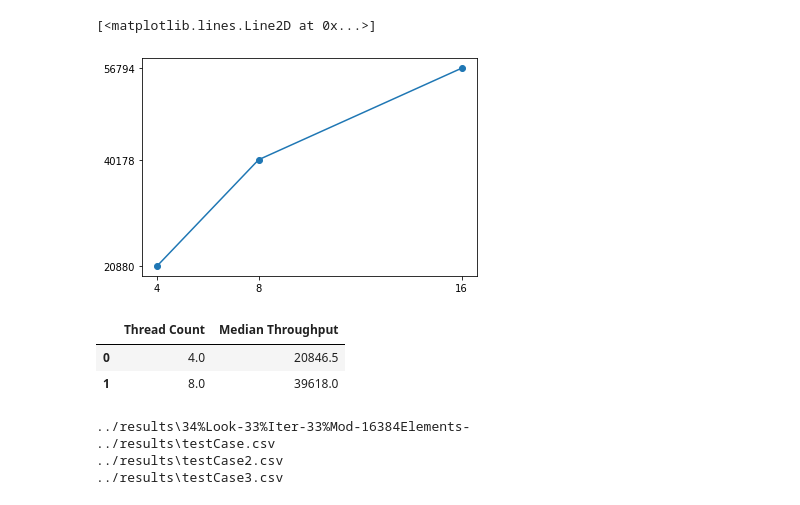
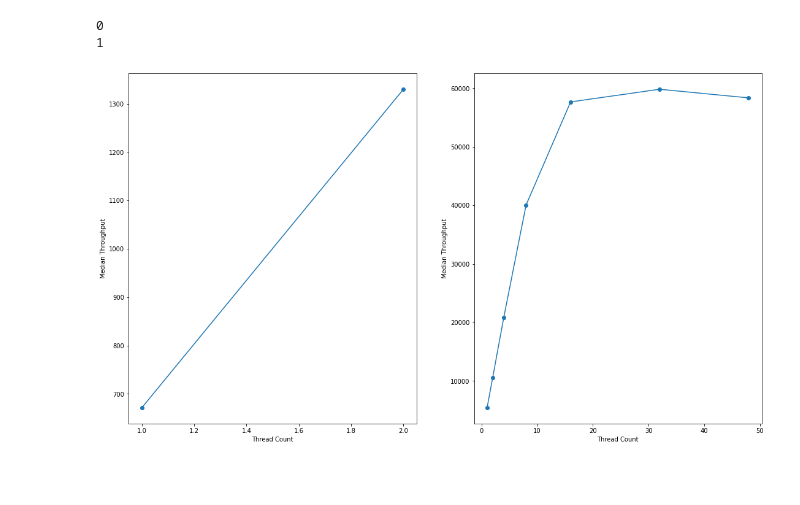
Before and after one commit to zachath/CWA, a Jupyter notebook: statistics/statistics.ipynb, the cells around one changed output. Cells and saved outputs as stored; diff of their text form; code cells hidden in the pictures; blank space fills up the shorter version.

Commit message:
directory bug fixed, generation of plots with python.

```diff
--- a/statistics/statistics.ipynb
+++ b/statistics/statistics.ipynb
@@ -14,2 +5,0 @@ df3 = pd.read_csv('../results/testCase3.csv')
-# %%
-aggregateDF = pd.DataFrame(data={'threads':[4, 8, 16], 'Median Throughput':[df1['Throughput'].median(), df2['Throughput'].median(), df3['Throughput'].median()]})
@@ -23,30 +6,27 @@ aggregateDF
-# %%
-plt.xticks(aggregateDF['threads'])
-plt.yticks(aggregateDF['Median Throughput'])
-plt.plot(aggregateDF['threads'], aggregateDF['Median Throughput'], marker='o')
-# %% [output]
-[<matplotlib.lines.Line2D at 0x...>]
-[figure, removed]
-# %%
-import glob
-dfs = []
-for file in glob.glob('../results/34%Look-33%Iter-33%Mod-16384Elements-/*.csv'):
-    dfs.append(pd.read_csv(file))
-# %%
-tmp = pd.DataFrame(columns=['Thread Count', 'Median Throughput'])
-for i in range(len(dfs)):
-    tmp.loc[i] = [dfs[i]['Thread Count'].mean(), dfs[i]['Throughput'].median()]
-# %%
-tmp
-# %% [output]
-|  | Thread Count | Median Throughput |
-| 0 | 4.0 | 20846.5 |
-| 1 | 8.0 | 39618.0 |
-# %%
-for dir in glob.glob('../results/*'):
-    print(dir)
-# %% [output]
-../results\34%Look-33%Iter-33%Mod-16384Elements-
-../results\testCase.csv
-../results\testCase2.csv
-../results\testCase3.csv
+# %%
+#Creates a plot from every folder in the results directory, where every point on the plots represents a specific .csv file.
+
+x = 0
+dirList = glob.glob('../results/*')
+fig, axs = plt.subplots(1, len(dirList))
+fig.set_size_inches(18.5, 10.5)
+for dir in dirList:
+    dfs = []
+    for file in glob.glob(dir + '/*.csv'):
+        dfs.append(pd.read_csv(file))
+
+    aggregateDF = pd.DataFrame(columns=['Thread Count', 'Median Throughput'])
+    for i in range(len(dfs)):
+        aggregateDF.loc[i] = [dfs[i]['Thread Count'].mean(), dfs[i]['Throughput'].median()]
+
+    aggregateDF = aggregateDF.sort_values(by=['Thread Count'])
+
+    axs[x].set_xlabel('Thread Count')
+    axs[x].set_ylabel('Median Throughput')
+    axs[x].plot(aggregateDF['Thread Count'], aggregateDF['Median Throughput'], marker='o')
+    print(x)
+    x += 1
+# %% [output]
+0
+1
+[figure, added]
```
Also changed, not shown: parts of 4 cells of this notebook, 12 other files.
